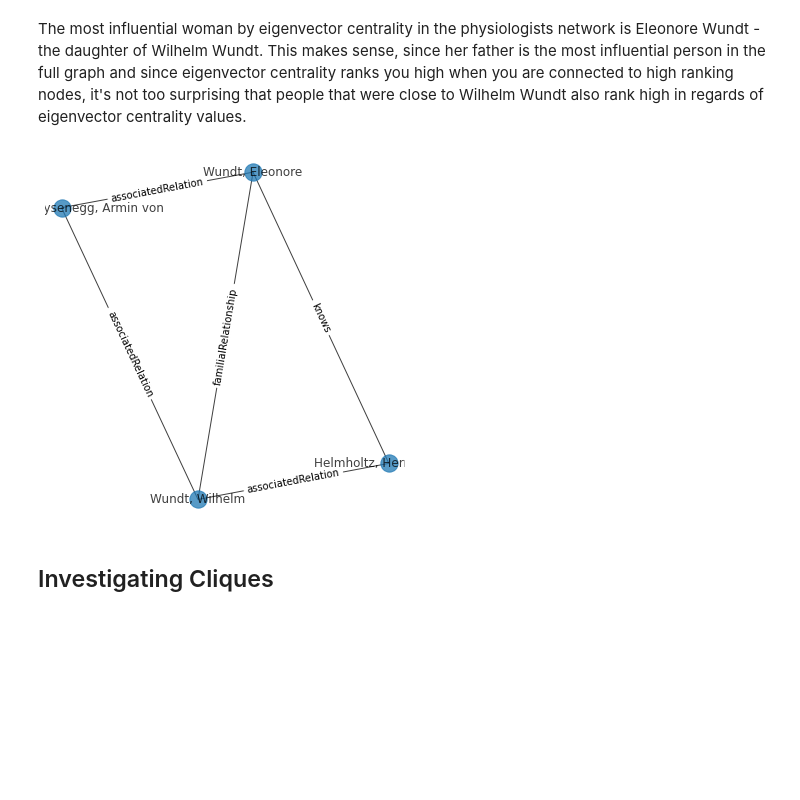
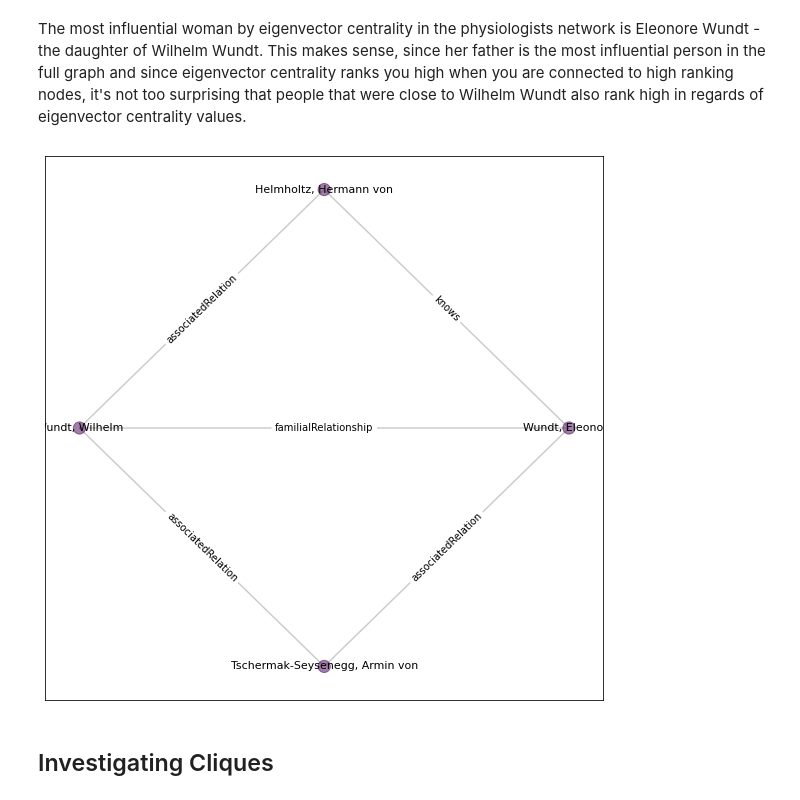
Before and after one commit to sonar-idh/jupyter-curriculum, a Jupyter notebook: notebooks/Notebook 4 - History of Medicine.ipynb, the cells around one changed output. Saved outputs shown, nothing was run; the diff lists cells and outputs as text; code cells hidden in the pictures; blank space fills up the shorter version.

Commit message:
nb4 graphs changed to static

```diff
--- a/notebooks/Notebook 4 - History of Medicine.ipynb
+++ b/notebooks/Notebook 4 - History of Medicine.ipynb
@@ -426,0 +405,23 @@ plt.show()
+# %%
+from random import sample
+
+# extract the id of Wilhelm Wundt
+wilhelm_wundt_id = top_eigenvectors[0][0]
+
+# get the subgraph of Wilhelm Wundt
+wilhelm_wundt_ego_net = nx.ego_graph(largest_component_graph, wilhelm_wundt_id)
+
+# the graph of wilhelm wundt is still quite large. So we create a random sampled subgraph of his ego graph
+k = 100 #number of nodes to sample
+sampled_nodes = sample(wilhelm_wundt_ego_net.nodes(), k)
+
+# we need to make sure, that wilhelm wundt's id is also in the graph
+if wilhelm_wundt_id not in sampled_nodes:
+    sampled_nodes.extend([wilhelm_wundt_id])
+
+sampled_ego_graph = nx.subgraph(wilhelm_wundt_ego_net, sampled_nodes)
+
+# extract node labels
+node_labels = nx.get_node_attributes(sampled_ego_graph, "label")
+
+draw_graph(sampled_ego_graph, node_labels=node_labels, plot_size=[20,20])
@@ -456,26 +459,17 @@ The most influential woman by eigenvector centrality in the physiologists networ
 # %%
 # extract the id of Wilhelm Wundt
 eleonore_wundt_id = top_eigenvectors_women[0][0]
 
 # get the subgraph of Wilhelm Wundt
 eleonore_wundt_ego_net = nx.ego_graph(largest_component_graph, eleonore_wundt_id)
 
-pos = nx.spring_layout(eleonore_wundt_ego_net,  seed = 42)
-plt.rcParams['figure.figsize'] = [5, 5]
-#plt.figure()
-
-node_labels_names = nx.get_node_attributes(eleonore_wundt_ego_net, "Name")
-node_labels_titles = nx.get_node_attributes(eleonore_wundt_ego_net, "Title")
-node_labels = {**node_labels_names, **node_labels_titles}
-
+node_labels_names = nx.get_node_attributes(eleonore_wundt_ego_net, "labels")
 edge_labels = nx.get_edge_attributes(eleonore_wundt_ego_net, "SourceType")
 
-nx.draw(eleonore_wundt_ego_net, pos = pos, labels = node_labels, alpha = 0.75)
-nx.draw_networkx_edge_labels(eleonore_wundt_ego_net, pos = pos, edge_labels=edge_labels, label_pos=0.5)
 
-plt.show()
+draw_graph(eleonore_wundt_ego_net, node_labels=node_labels, edge_labels=edge_labels)
 # %% [output]
-[figure, old version]
+[figure, new version]
 # %% [markdown]
 ## Investigating Cliques
 # %% [markdown]
```
Also changed, not shown: parts of 20 cells of this notebook.
